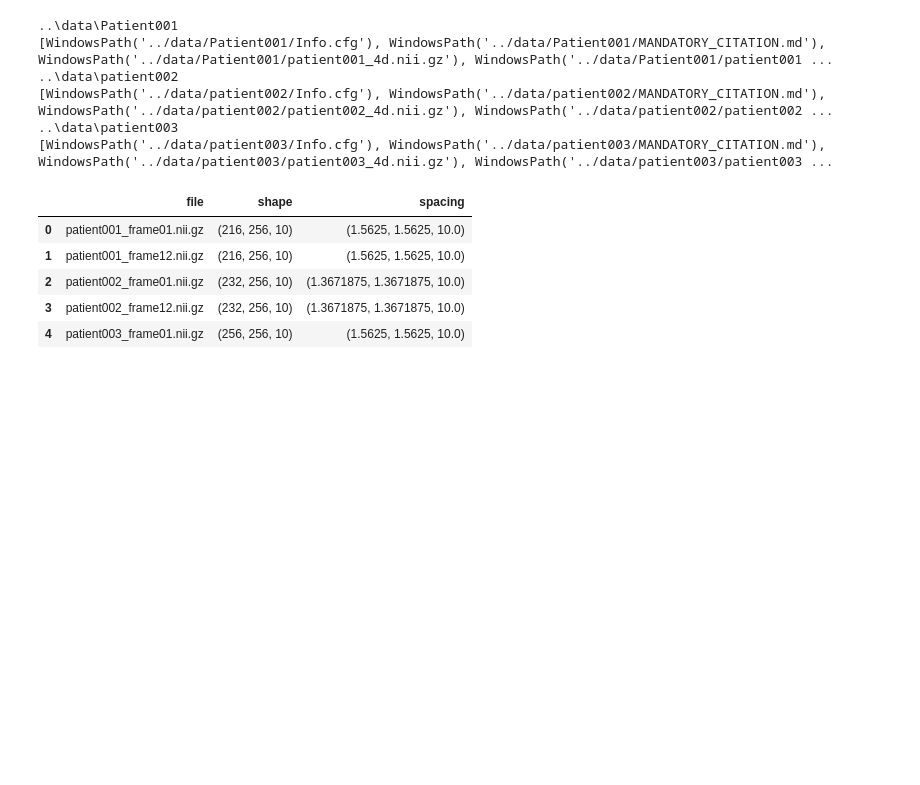
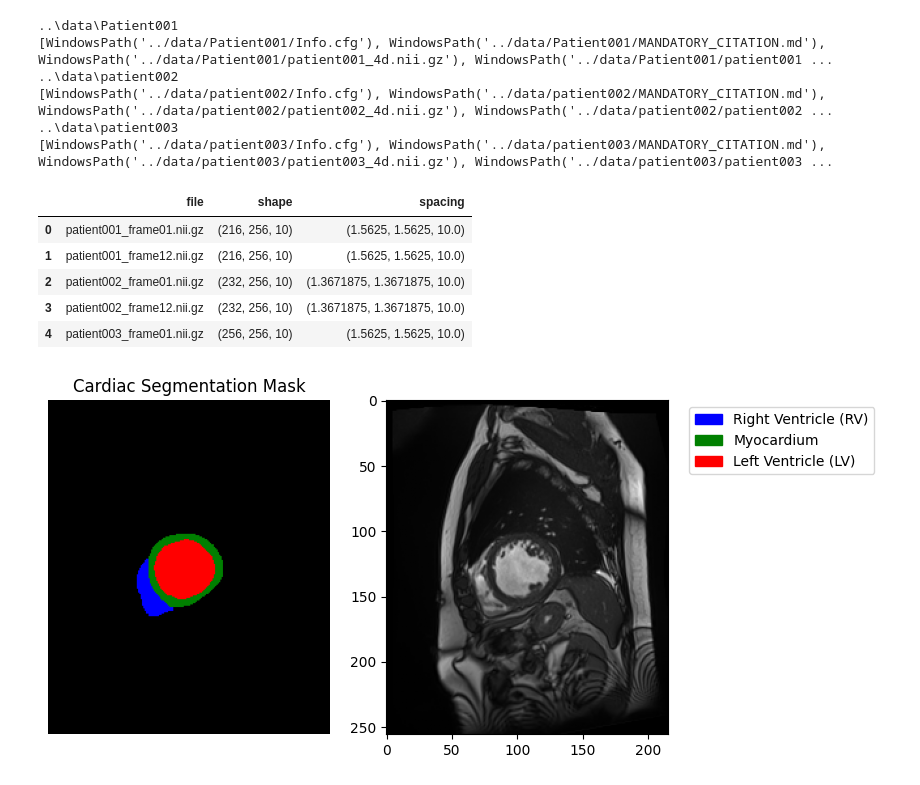
Before and after one commit to Campi07/Cardiac-MRI-AutoEF, a Jupyter notebook: notebooks/dataset_exploration.ipynb, the cells around one changed output. Drawn from its saved outputs; the diff is of its cells as text; code cells hidden in the pictures; blank space fills up the shorter version.

```diff
--- a/notebooks/dataset_exploration.ipynb
+++ b/notebooks/dataset_exploration.ipynb
@@ -58,33 +58,77 @@ df.head()
 # %%
 import matplotlib.pyplot as plt
 import numpy as np
+import nibabel as nib
+from matplotlib.colors import ListedColormap
+import matplotlib.patches as mpatches
+
 mask_path = "../data/patient001/patient001_frame01_gt.nii.gz"
 
 ruta_imagen = '../data/patient001/patient001_frame01.nii.gz'
+
+colors = [
+    "black",      # background
+    "blue",       # RV
+    "green",      # myocardium
+    "red"         # LV
+]
+
+cmap = ListedColormap(colors)
 
 # 2. Cargar el objeto NIfTI y extraer la matriz matemática (píxeles)
 image_data = nib.load(ruta_imagen).get_fdata()
 mask = nib.load(mask_path).get_fdata()
 
 
 #procesamiento de orientación
 image_data = np.rot90(image_data, k=-1, axes=(0, 1))
 image_data = np.fliplr(image_data)
 
 mask = np.rot90(mask, k=-1, axes=(0, 1))
 mask = np.fliplr(mask)
 
+colors = [
+    "black",      # background
+    "blue",       # RV
+    "green",      # myocardium
+    "red"         # LV
+]
+
+cmap = ListedColormap(colors)
 
 slice_idx = 5
 
-plt.figure(figsize=(10,5))
+fig, ax = plt.subplots(1,2,figsize=(8,8))
 
-plt.subplot(1,2,1)
-plt.imshow(image_data[:, :, slice_idx], cmap='gray')
-plt.title("MRI")
+mask_slice = mask[:, :, slice_idx]
 
-plt.subplot(1,2,2)
-plt.imshow(mask[:, :, slice_idx])
-plt.title("Mask")
+im = ax[0].imshow(mask_slice, cmap=cmap)
+
+ax[0].set_title("Cardiac Segmentation Mask")
+ax[0].axis("off")
+
+
+image = image_data[:,:,slice_idx]
+im2 = ax[1].imshow(image, cmap = 'gray')
+
+
+legend_labels = {
+    1: "Right Ventricle (RV)",
+    2: "Myocardium",
+    3: "Left Ventricle (LV)"
+}
+
+patches = [
+    mpatches.Patch(color=colors[label], label=name)
+    for label, name in legend_labels.items()
+]
+
+plt.legend(
+    handles=patches,
+    bbox_to_anchor=(1.05, 1),
+    loc='upper left'
+)
 
 plt.show()
+# %% [output]
+[figure, added]
```
Also changed, not shown: parts of 1 cell of this notebook, 39 other files.
